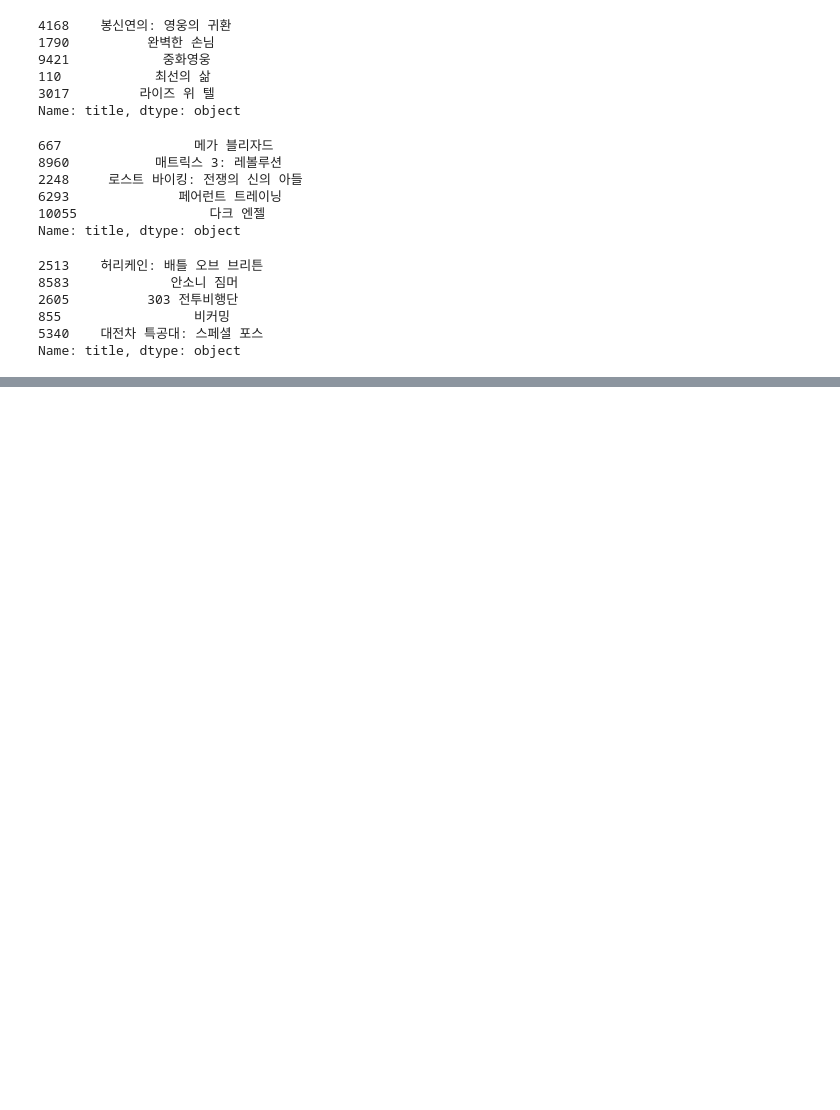
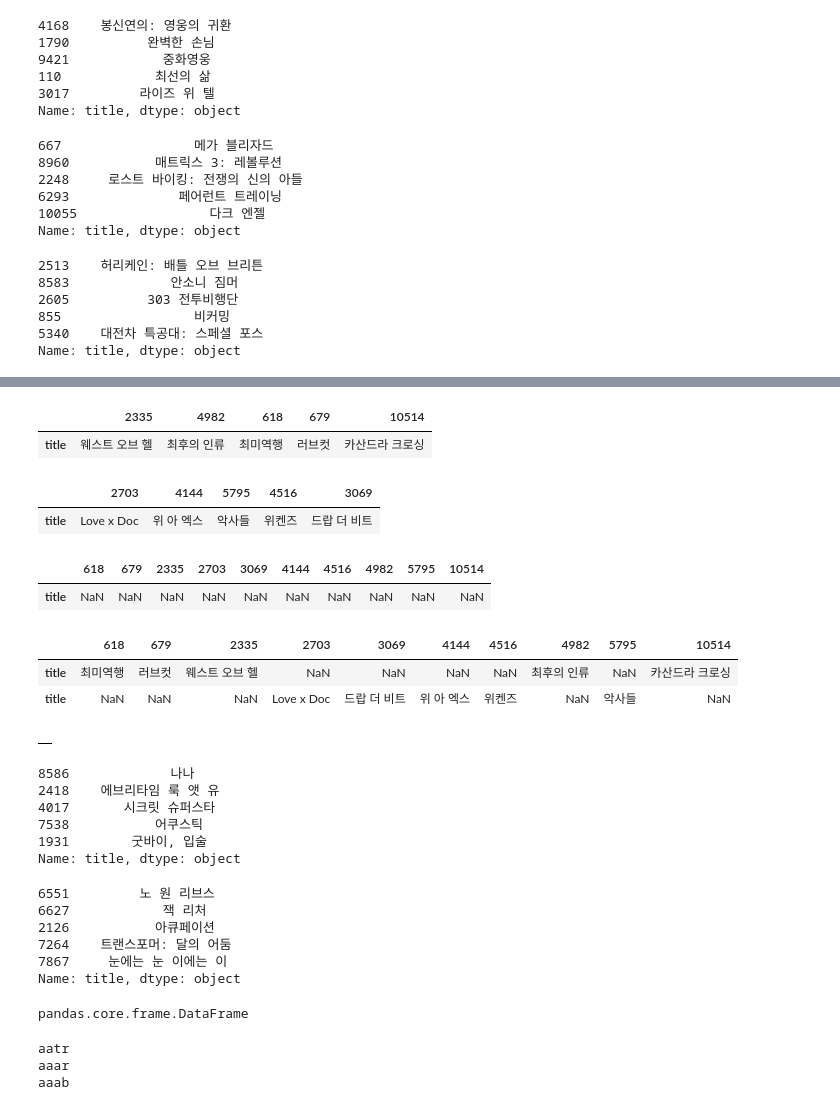
Before and after one commit to 0jipy/project_JI, a Jupyter notebook: 0.Model/01.model.ipynb, the cells around one changed output, grey strips where cells are left out. Drawn from its saved outputs; the diff is of its cells as text; code cells hidden in the pictures; blank space fills up the shorter version.

```diff
--- a/0.Model/01.model.ipynb
+++ b/0.Model/01.model.ipynb
@@ -616,0 +611,63 @@ Name: title, dtype: object
+# %%
+a = df1.T
+a
+# %% [output]
+|  | 2335 | 4982 | 618 | 679 | 10514 |
+| title | 웨스트 오브 헬 | 최후의 인류 | 최미역행 | 러브컷 | 카산드라 크로싱 |
+# %%
+b = df2.T
+b
+# %% [output]
+|  | 2703 | 4144 | 5795 | 4516 | 3069 |
+| title | Love x Doc | 위 아 엑스 | 악사들 | 위켄즈 | 드랍 더 비트 |
+# %%
+df33 = a + b
+df33
+# %% [output]
+|  | 618 | 679 | 2335 | 2703 | 3069 | 4144 | 4516 | 4982 | 5795 | 10514 |
+| title | NaN | NaN | NaN | NaN | NaN | NaN | NaN | NaN | NaN | NaN |
+# %%
+df33
+# %% [output]
+|  | 618 | 679 | 2335 | 2703 | 3069 | 4144 | 4516 | 4982 | 5795 | 10514 |
+| title | 최미역행 | 러브컷 | 웨스트 오브 헬 | NaN | NaN | NaN | NaN | 최후의 인류 | NaN | 카산드라 크로싱 |
+| title | NaN | NaN | NaN | Love x Doc | 드랍 더 비트 | 위 아 엑스 | 위켄즈 | NaN | 악사들 | NaN |
+# %%
+for i in alist[0:4]:
+    col = pd.DataFrame()
+    # col = pd.Series()
+    series = get_recommendation(i)
+    col = pd.DataFrame(series)
+    # pd.DataFrame([])
+    # print(i)
+    # temp = series
+
+    pd.concat([df_result, col], axis=1)
+    # df_result.c
+    # df_result[f'{i}'] = col
+df_result
+# %% [output]
+|  |
+# %%
+get_recommendation('싱어송')
+# %% [output]
+8586             나나
+2418    에브리타임 룩 앳 유
+4017       시크릿 슈퍼스타
+7538           어쿠스틱
+1931        굿바이, 입술
+Name: title, dtype: object
+# %%
+get_recommendation('특송')
+# %% [output]
+6551         노 원 리브스
+6627            잭 리처
+2126           아큐페이션
+7264    트랜스포머: 달의 어둠
+7867     눈에는 눈 이에는 이
+Name: title, dtype: object
+# %%
+b= pd.DataFrame(get_recommendation('잭 리처'))
+type(b)
+# %% [output]
+pandas.core.frame.DataFrame
@@ -616,0 +676,7 @@ Name: title, dtype: object
+# %%
+for i in ['atr', 'aar', 'aab']:
+    print('a' + i)
+# %% [output]
+aatr
+aaar
+aaab
```
Also changed, not shown: parts of 58 cells of this notebook.
